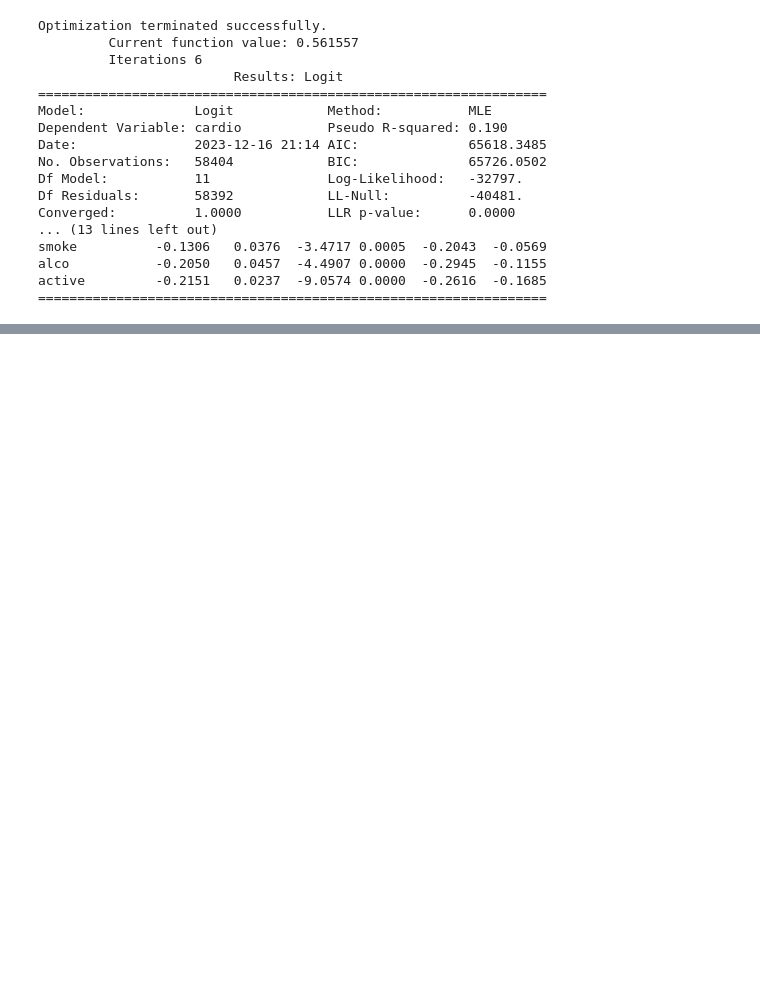
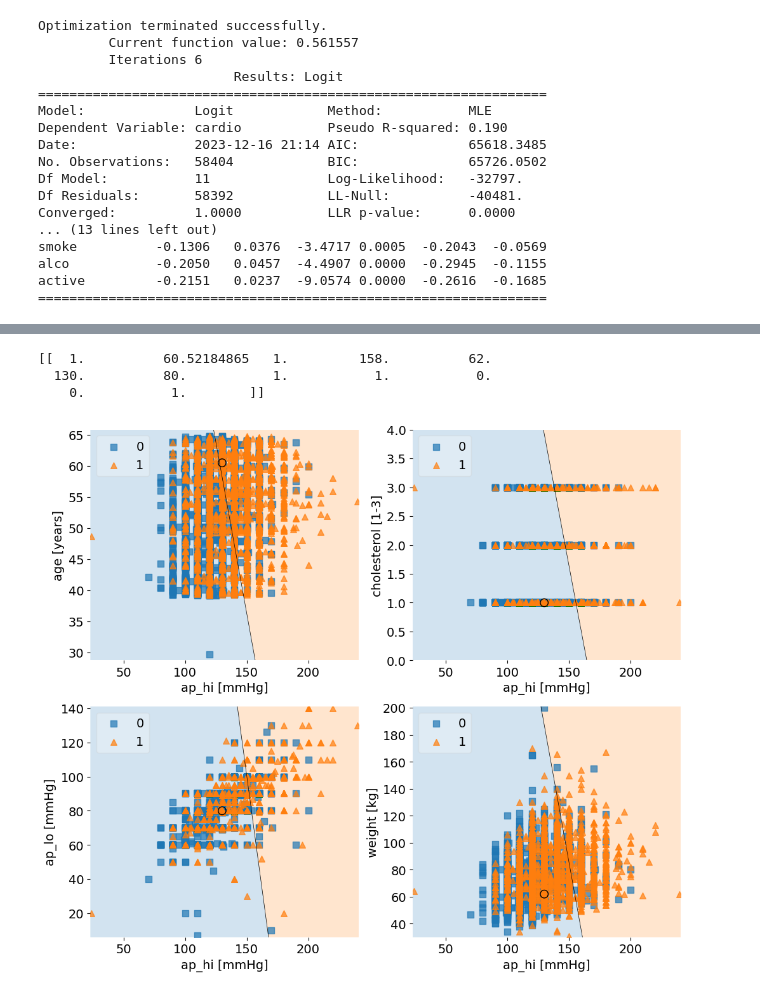
Before and after one commit to Schmidl-DS-Practice/vdsmlStarterLib, a Jupyter notebook: interpretableMLWpython/chapter2/cvd.ipynb, the cells around one changed output, grey strips where cells are left out. Drawn from its saved outputs; the diff is of its cells as text; code cells hidden in the pictures; blank space fills up the shorter version.

```diff
--- a/interpretableMLWpython/chapter2/cvd.ipynb
+++ b/interpretableMLWpython/chapter2/cvd.ipynb
@@ -84,0 +152,41 @@ active         -0.2151   0.0237  -9.0574 0.0000  -0.2616  -0.1685
+# %%
+filler_feature_values = {0: 1, 1: 30, 2: 1, 3: 165, 4: 57, 5: 110,
+                         6: 70, 7: 1, 8: 1, 9: 0, 10:0, 11:1}
+
+filler_feature_ranges = {0: 1, 1: 35, 2: 2, 3: 110, 4: 150, 5: 140,
+                         6: 70, 7: 3, 8: 3, 9: 2, 10:2, 11:2}
+
+X_highlight = np.reshape(np.concatenate(([1],X_test.iloc[2872].to_numpy())), (1, 12))
+print(X_highlight)
+# %% [output]
+[[  1.          60.52184865   1.         158.          62.
+  130.          80.           1.           1.           0.
+    0.           1.        ]]
+# %%
+plt.rcParams.update({'font.size': 14})
+fig, axarr = plt.subplots(2, 2, figsize=(12,8), sharex=True, sharey=False)
+
+mldatasets.create_decision_plot(X_test, y_test, log_result,
+                               [5, 1], ['ap_hi [mmHg]', 'age [years]'],
+                                X_highlight, filler_feature_values,
+                                filler_feature_ranges, ax=axarr.flat[0])
+
+mldatasets.create_decision_plot(X_test, y_test, log_result,
+                               [5, 7], ['ap_hi [mmHg]', 'cholesterol [1-3]'],
+                                X_highlight, filler_feature_values,
+                                filler_feature_ranges, ax=axarr.flat[1])
+
+mldatasets.create_decision_plot(X_test, y_test, log_result,
+                               [5, 6], ['ap_hi [mmHg]', 'ap_lo [mmHg]'],
+                                X_highlight, filler_feature_values,
+                                filler_feature_ranges, ax=axarr.flat[2])
+
+mldatasets.create_decision_plot(X_test, y_test, log_result,
+                               [5, 4], ['ap_hi [mmHg]', 'weight [kg]'],
+                                X_highlight, filler_feature_values,
+                                filler_feature_ranges, ax=axarr.flat[3])
+
+plt.subplots_adjust(top = 1, bottom=0, hspace=0.2, wspace=0.2)
+plt.show()
+# %% [output]
+[figure, added]
```
Also changed, not shown: parts of 8 cells of this notebook.
